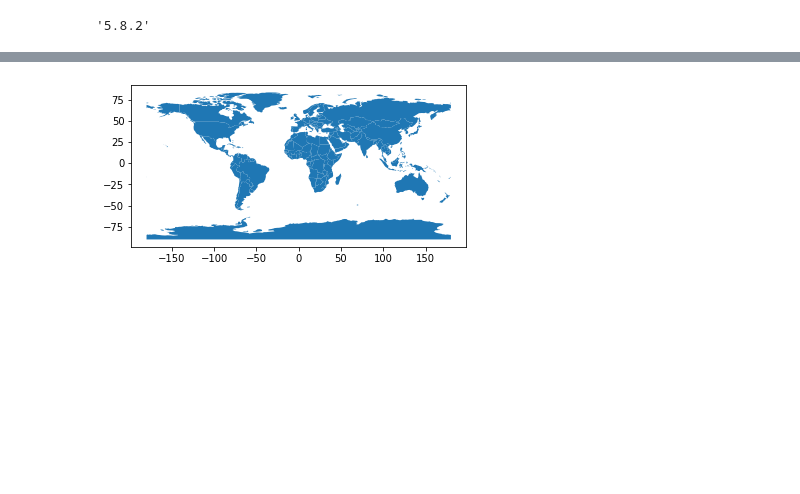
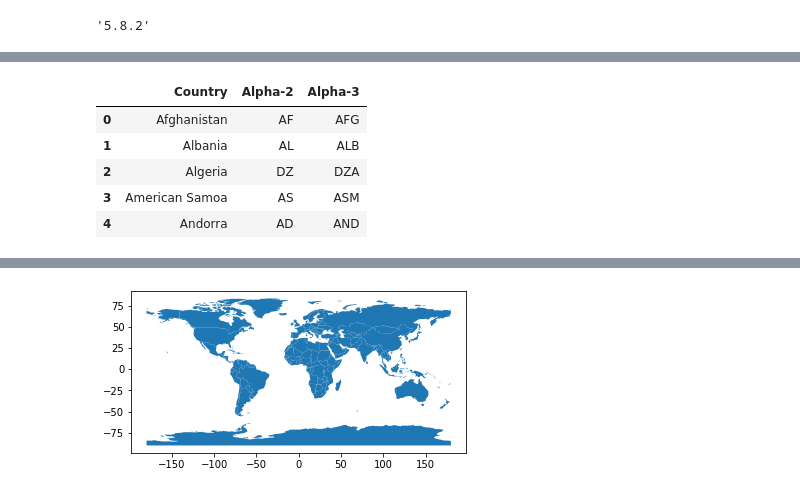
Before and after one commit to fduartej/data_visualization_python, a Jupyter notebook: notebook/CorrupcionPercepcionIndex.ipynb, the cells around one changed output, grey strips where cells are left out. Drawn from its saved outputs; the diff is of its cells as text; code cells hidden in the pictures; blank space fills up the shorter version.

```diff
--- a/notebook/CorrupcionPercepcionIndex.ipynb
+++ b/notebook/CorrupcionPercepcionIndex.ipynb
@@ -140,0 +139,9 @@ cpi.head()
+# %%
+countrycode.head()
+# %% [output]
+|  | Country | Alpha-2 | Alpha-3 |
+| 0 | Afghanistan | AF | AFG |
+| 1 | Albania | AL | ALB |
+| 2 | Algeria | DZ | DZA |
+| 3 | American Samoa | AS | ASM |
+| 4 | Andorra | AD | AND |
```
Also changed, not shown: parts of 13 cells of this notebook.
